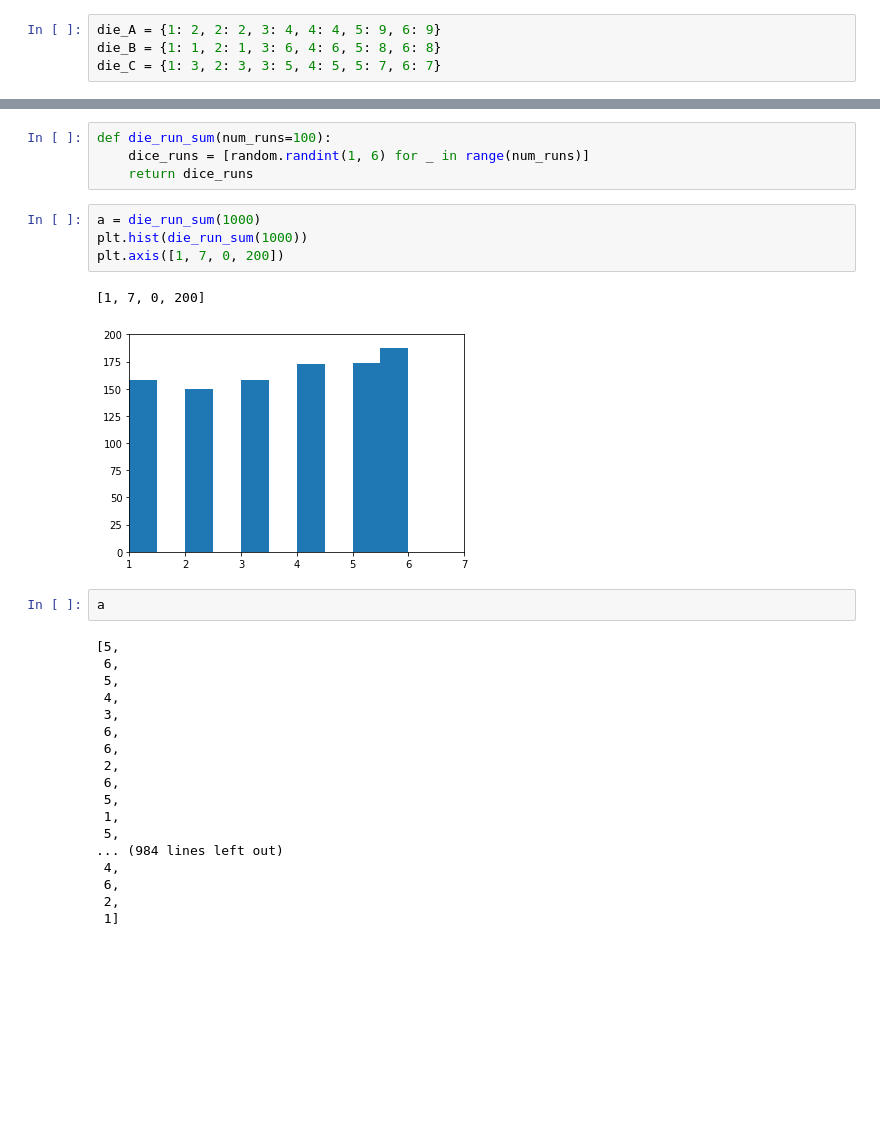
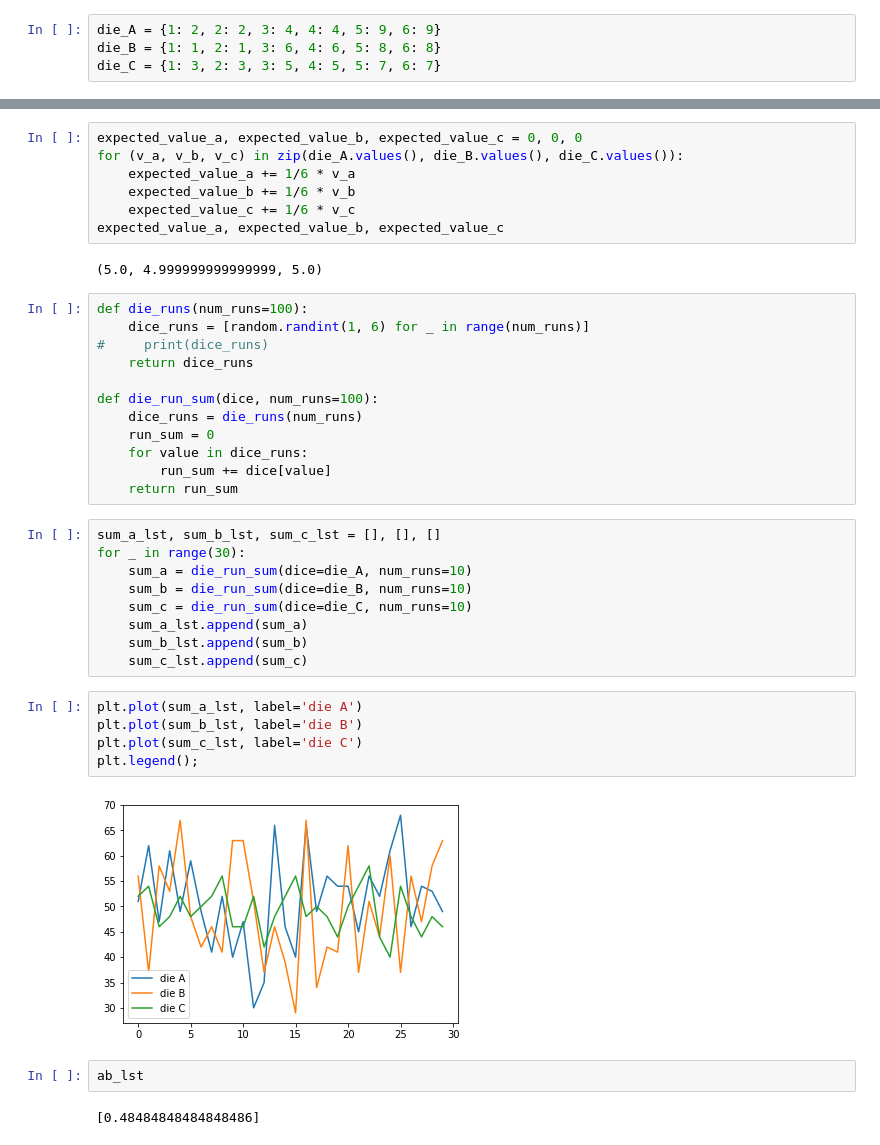
Before and after one commit to jsdiazpo/Nontransitive-Dice, a Jupyter notebook: Nontransitive-dice.ipynb, the cells around one changed output, grey strips where cells are left out. Saved outputs shown, nothing was run; the diff lists cells and outputs as text; blank space fills up the shorter version.

```diff
--- a/Nontransitive-dice.ipynb
+++ b/Nontransitive-dice.ipynb
@@ -25,31 +29,41 @@ die_A[1]
+# %%
+expected_value_a, expected_value_b, expected_value_c = 0, 0, 0
+for (v_a, v_b, v_c) in zip(die_A.values(), die_B.values(), die_C.values()):
+    expected_value_a += 1/6 * v_a
+    expected_value_b += 1/6 * v_b
+    expected_value_c += 1/6 * v_c
+expected_value_a, expected_value_b, expected_value_c
+# %% [output]
+(5.0, 4.999999999999999, 5.0)
 # %%
-def die_run_sum(num_runs=100):
+def die_runs(num_runs=100):
     dice_runs = [random.randint(1, 6) for _ in range(num_runs)]
+#     print(dice_runs)
     return dice_runs
+
+def die_run_sum(dice, num_runs=100):
+    dice_runs = die_runs(num_runs)
+    run_sum = 0
+    for value in dice_runs:
+        run_sum += dice[value]
+    return run_sum
-# %%
-a = die_run_sum(1000)
-plt.hist(die_run_sum(1000))
-plt.axis([1, 7, 0, 200])
-# %% [output]
-[1, 7, 0, 200]
-[figure, removed]
-# %%
-a
-# %% [output]
-[5,
- 6,
- 5,
- 4,
- 3,
- 6,
- 6,
- 2,
- 6,
- 5,
- 1,
- 5,
-... (984 lines left out)
- 4,
- 6,
- 2,
- 1]
+# %%
+sum_a_lst, sum_b_lst, sum_c_lst = [], [], []
+for _ in range(30):
+    sum_a = die_run_sum(dice=die_A, num_runs=10)
+    sum_b = die_run_sum(dice=die_B, num_runs=10)
+    sum_c = die_run_sum(dice=die_C, num_runs=10)
+    sum_a_lst.append(sum_a)
+    sum_b_lst.append(sum_b)
+    sum_c_lst.append(sum_c)
+# %%
+plt.plot(sum_a_lst, label='die A')
+plt.plot(sum_b_lst, label='die B')
+plt.plot(sum_c_lst, label='die C')
+plt.legend();
+# %% [output]
+[figure, added]
+# %%
+ab_lst
+# %% [output]
+[0.48484848484848486]
```
Also changed, not shown: parts of 4 cells of this notebook.
